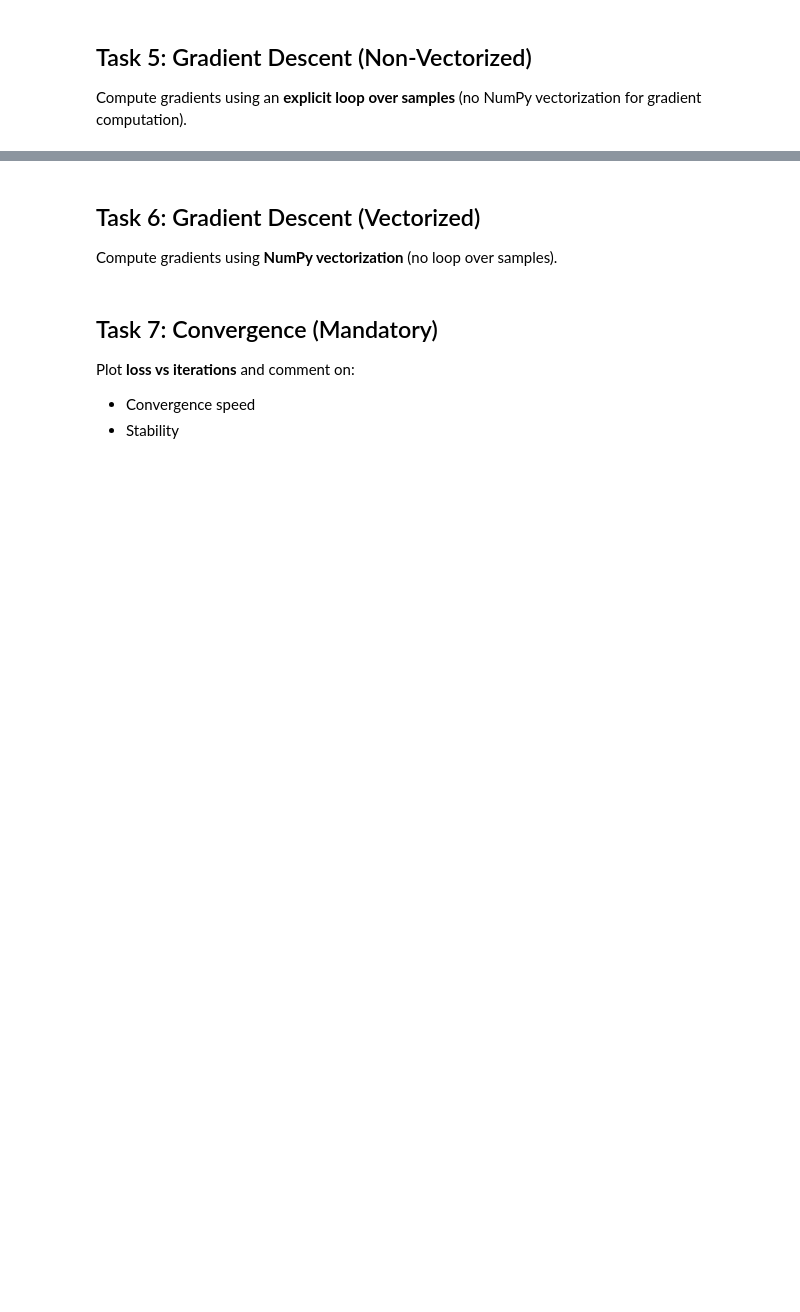
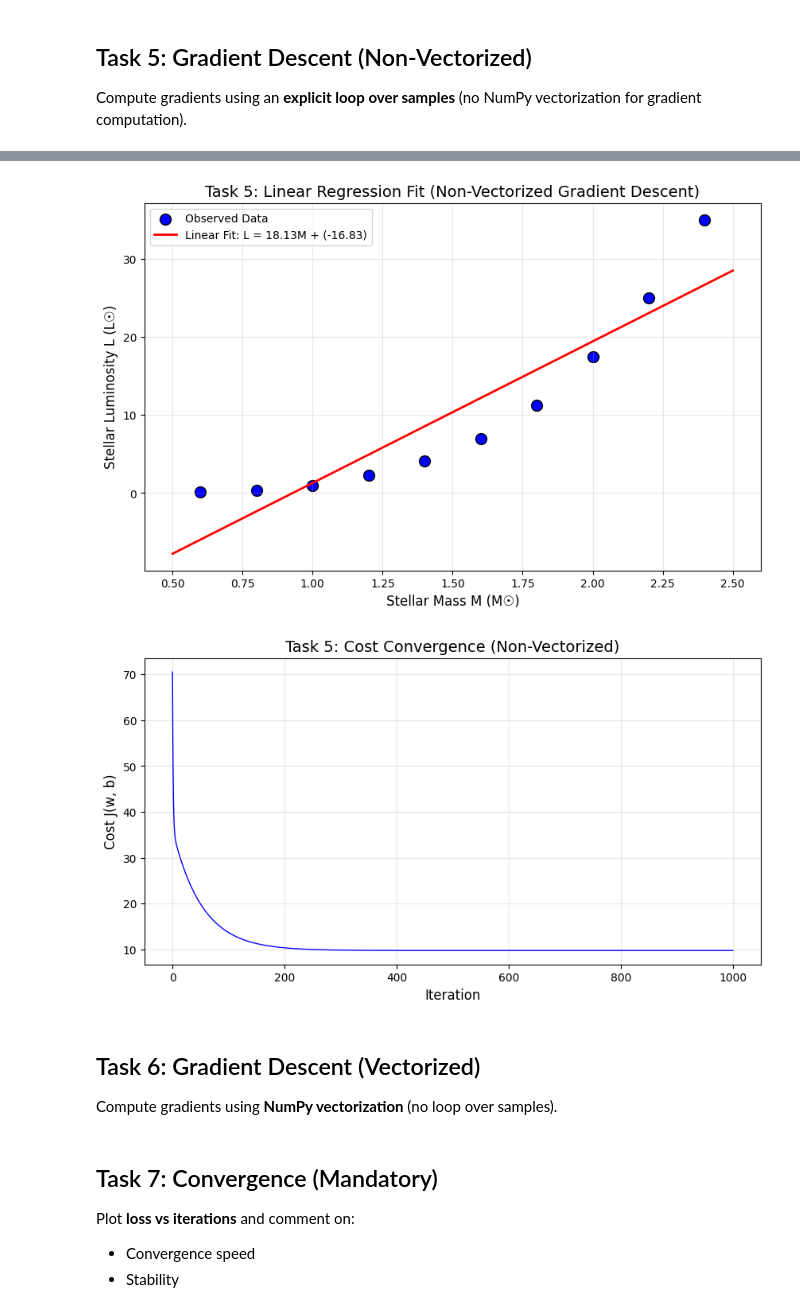
Before and after one commit to AnderssonProgramming/linear-poly-regression-aws-ai, a Jupyter notebook: 01_part1_linreg_1feature.ipynb, the cells around one changed output, grey strips where cells are left out. Cells and saved outputs as stored; diff of their text form; code cells hidden in the pictures; blank space fills up the shorter version.

Commit message:
feat: solve first 5 tasks of first notebook

```diff
--- a/01_part1_linreg_1feature.ipynb
+++ b/01_part1_linreg_1feature.ipynb
@@ -113,3 +472,31 @@ def gradient_descent_non_vectorized(M, L, w_init, b_init, learning_rate, num_ite
+# %%
+# Plot the fitted line from non-vectorized gradient descent
+plt.figure(figsize=(10, 6))
+plt.scatter(M, L, c='blue', s=100, edgecolors='black', label='Observed Data')
+
+# Generate predictions with learned parameters
+M_line = np.linspace(M.min() - 0.1, M.max() + 0.1, 100)
+L_pred_line = predict(M_line, w_learned_nv, b_learned_nv)
+plt.plot(M_line, L_pred_line, 'r-', linewidth=2, label=f'Linear Fit: L = {w_learned_nv:.2f}M + ({b_learned_nv:.2f})')
+
+plt.xlabel("Stellar Mass M (M☉)", fontsize=12)
+plt.ylabel("Stellar Luminosity L (L☉)", fontsize=12)
+plt.title("Task 5: Linear Regression Fit (Non-Vectorized Gradient Descent)", fontsize=14)
+plt.legend()
+plt.grid(True, alpha=0.3)
+plt.show()
+
+# Plot cost history
+plt.figure(figsize=(10, 5))
+plt.plot(cost_history_nv, 'b-', linewidth=1)
+plt.xlabel("Iteration", fontsize=12)
+plt.ylabel("Cost J(w, b)", fontsize=12)
+plt.title("Task 5: Cost Convergence (Non-Vectorized)", fontsize=14)
+plt.grid(True, alpha=0.3)
+plt.show()
+# %% [output]
+[figure, added]
+[figure, added]
 # %% [markdown]
 ## Task 6: Gradient Descent (Vectorized)
 
```
Also changed, not shown: parts of 8 cells of this notebook.
